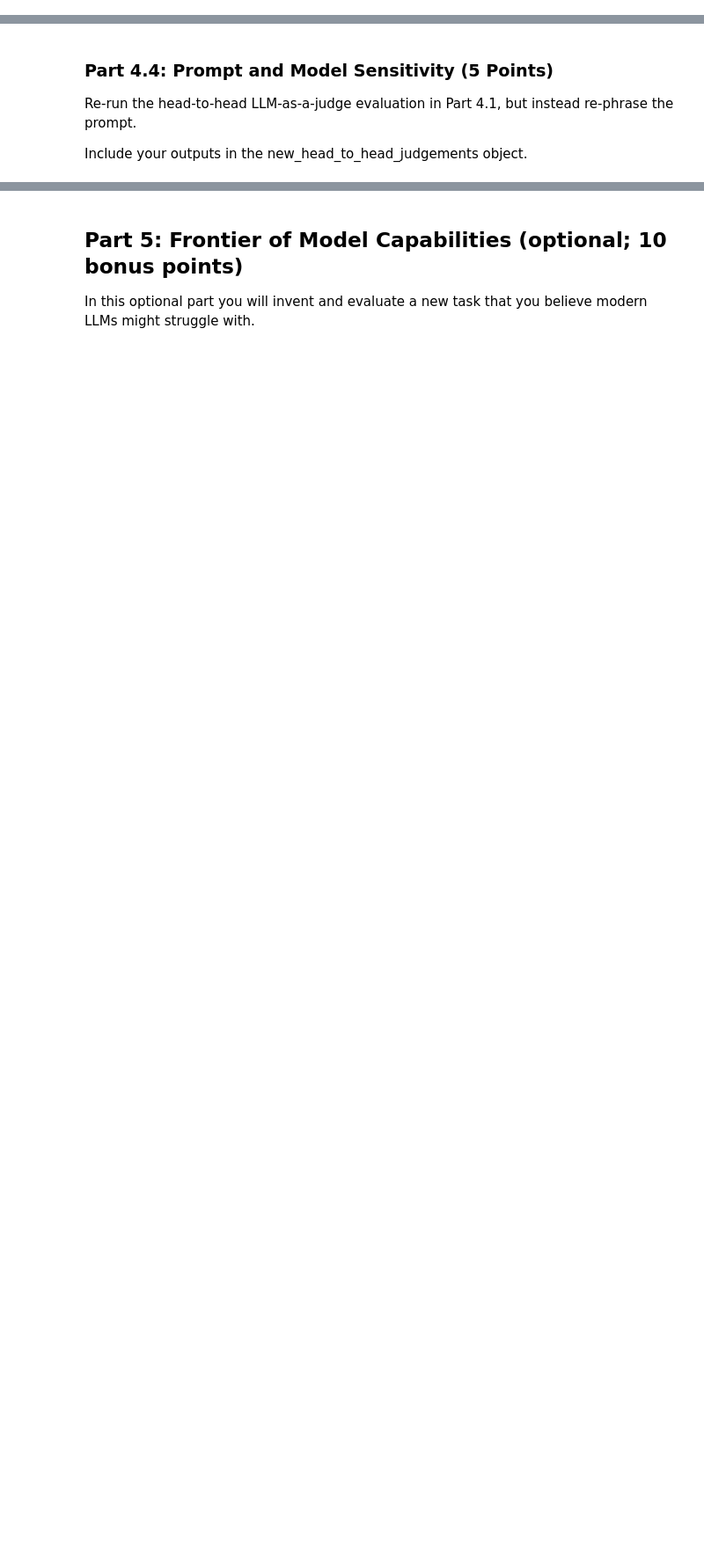
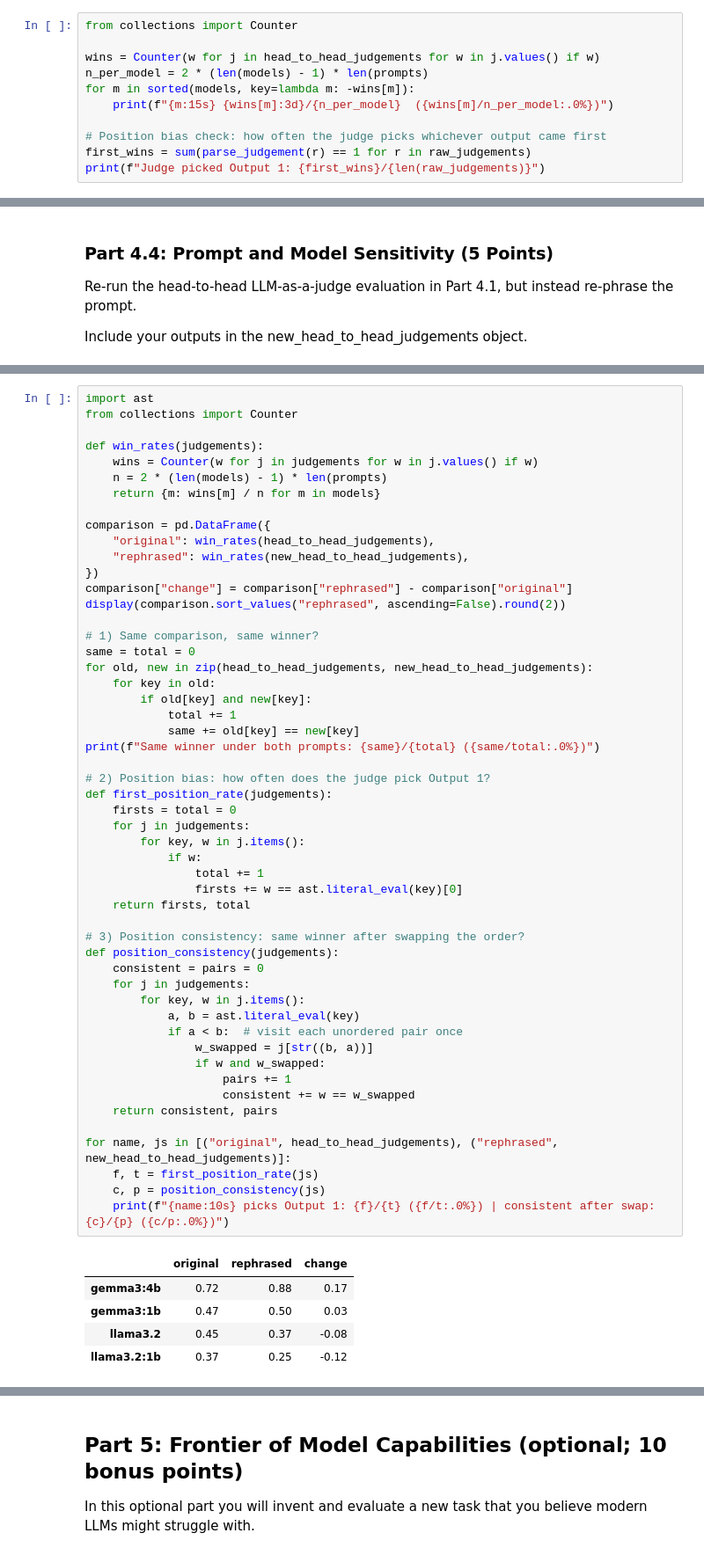
Before and after one commit to leomcgrath/CS282A-Deep-Neural-Networks, a Jupyter notebook: HW1.ipynb, the cells around one changed output, grey strips where cells are left out. Shown at 88% size. Drawn from its saved outputs; the diff is of its cells as text; blank space fills up the shorter version.

```diff
--- a/HW1.ipynb
+++ b/HW1.ipynb
@@ -1516,0 +1592,11 @@ save_results(head_to_head_judgements, "results/head_to_head_judgements.json")
+# %%
+from collections import Counter
+
+wins = Counter(w for j in head_to_head_judgements for w in j.values() if w)
+n_per_model = 2 * (len(models) - 1) * len(prompts)
+for m in sorted(models, key=lambda m: -wins[m]):
+    print(f"{m:15s} {wins[m]:3d}/{n_per_model}  ({wins[m]/n_per_model:.0%})")
+
+# Position bias check: how often the judge picks whichever output came first
+first_wins = sum(parse_judgement(r) == 1 for r in raw_judgements)
+print(f"Judge picked Output 1: {first_wins}/{len(raw_judgements)}")
@@ -1558,0 +1829,58 @@ save_results(new_head_to_head_judgements, "results/new_head_to_head_judgements.j
+# %%
+import ast
+from collections import Counter
+
+def win_rates(judgements):
+    wins = Counter(w for j in judgements for w in j.values() if w)
+    n = 2 * (len(models) - 1) * len(prompts)
+    return {m: wins[m] / n for m in models}
+
+comparison = pd.DataFrame({
+    "original": win_rates(head_to_head_judgements),
+    "rephrased": win_rates(new_head_to_head_judgements),
+})
+comparison["change"] = comparison["rephrased"] - comparison["original"]
+display(comparison.sort_values("rephrased", ascending=False).round(2))
+
+# 1) Same comparison, same winner?
+same = total = 0
+for old, new in zip(head_to_head_judgements, new_head_to_head_judgements):
+    for key in old:
+        if old[key] and new[key]:
+            total += 1
+            same += old[key] == new[key]
+print(f"Same winner under both prompts: {same}/{total} ({same/total:.0%})")
+
+# 2) Position bias: how often does the judge pick Output 1?
+def first_position_rate(judgements):
+    firsts = total = 0
+    for j in judgements:
+        for key, w in j.items():
+            if w:
+                total += 1
+                firsts += w == ast.literal_eval(key)[0]
+    return firsts, total
+
+# 3) Position consistency: same winner after swapping the order?
+def position_consistency(judgements):
+    consistent = pairs = 0
+    for j in judgements:
+        for key, w in j.items():
+            a, b = ast.literal_eval(key)
+            if a < b:  # visit each unordered pair once
+                w_swapped = j[str((b, a))]
+                if w and w_swapped:
+                    pairs += 1
+                    consistent += w == w_swapped
+    return consistent, pairs
+
+for name, js in [("original", head_to_head_judgements), ("rephrased", new_head_to_head_judgements)]:
+    f, t = first_position_rate(js)
+    c, p = position_consistency(js)
+    print(f"{name:10s} picks Output 1: {f}/{t} ({f/t:.0%}) | consistent after swap: {c}/{p} ({c/p:.0%})")
+# %% [output]
+|  | original | rephrased | change |
+| gemma3:4b | 0.72 | 0.88 | 0.17 |
+| gemma3:1b | 0.47 | 0.50 | 0.03 |
+| llama3.2 | 0.45 | 0.37 | -0.08 |
+| llama3.2:1b | 0.37 | 0.25 | -0.12 |
```
Also changed, not shown: parts of 14 cells of this notebook.
